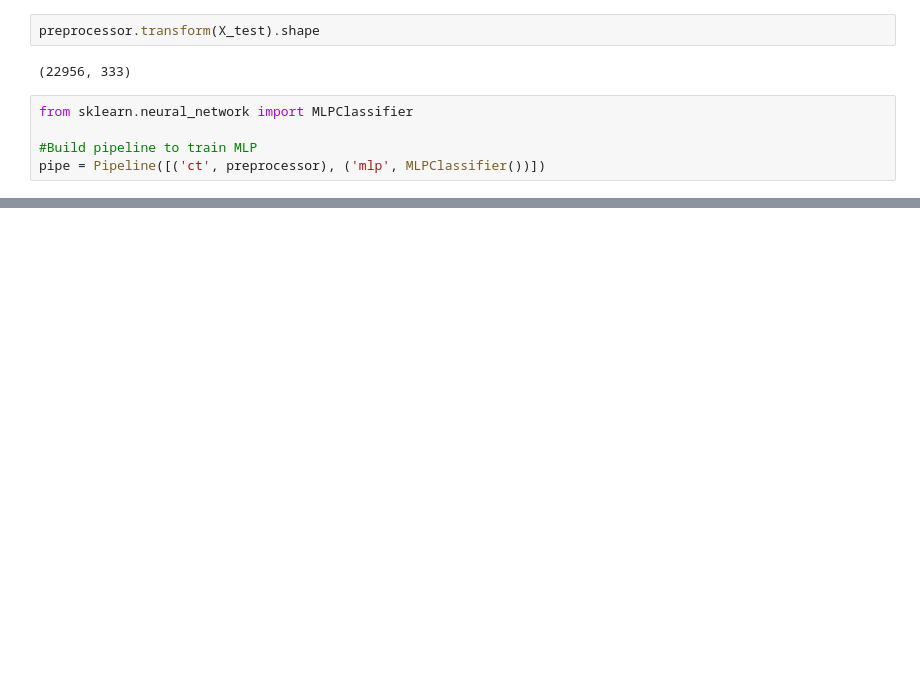
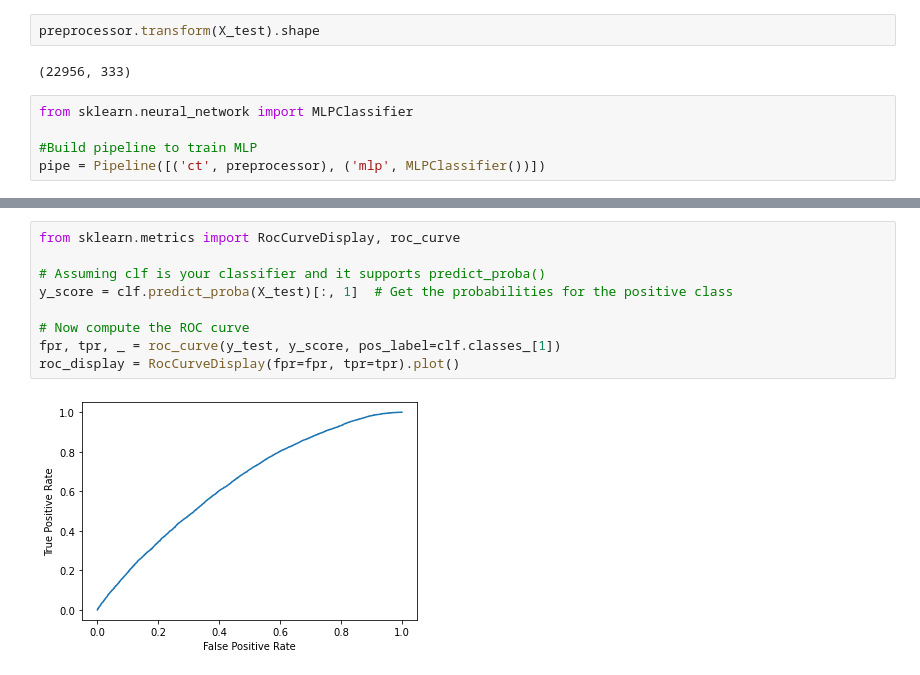
Before and after one commit to basstraining/pitch_predictor, a Jupyter notebook: notebooks/binary_data_training.ipynb, the cells around one changed output, grey strips where cells are left out. Drawn from its saved outputs; the diff is of its cells as text; blank space fills up the shorter version.

```diff
--- a/notebooks/binary_data_training.ipynb
+++ b/notebooks/binary_data_training.ipynb
@@ -165,0 +203,11 @@ Best Score: 0.6012691143631955
+# %%
+from sklearn.metrics import RocCurveDisplay, roc_curve
+
+# Assuming clf is your classifier and it supports predict_proba()
+y_score = clf.predict_proba(X_test)[:, 1]  # Get the probabilities for the positive class
+
+# Now compute the ROC curve
+fpr, tpr, _ = roc_curve(y_test, y_score, pos_label=clf.classes_[1])
+roc_display = RocCurveDisplay(fpr=fpr, tpr=tpr).plot()
+# %% [output]
+[figure, added]
```
Also changed, not shown: parts of 5 cells of this notebook.
